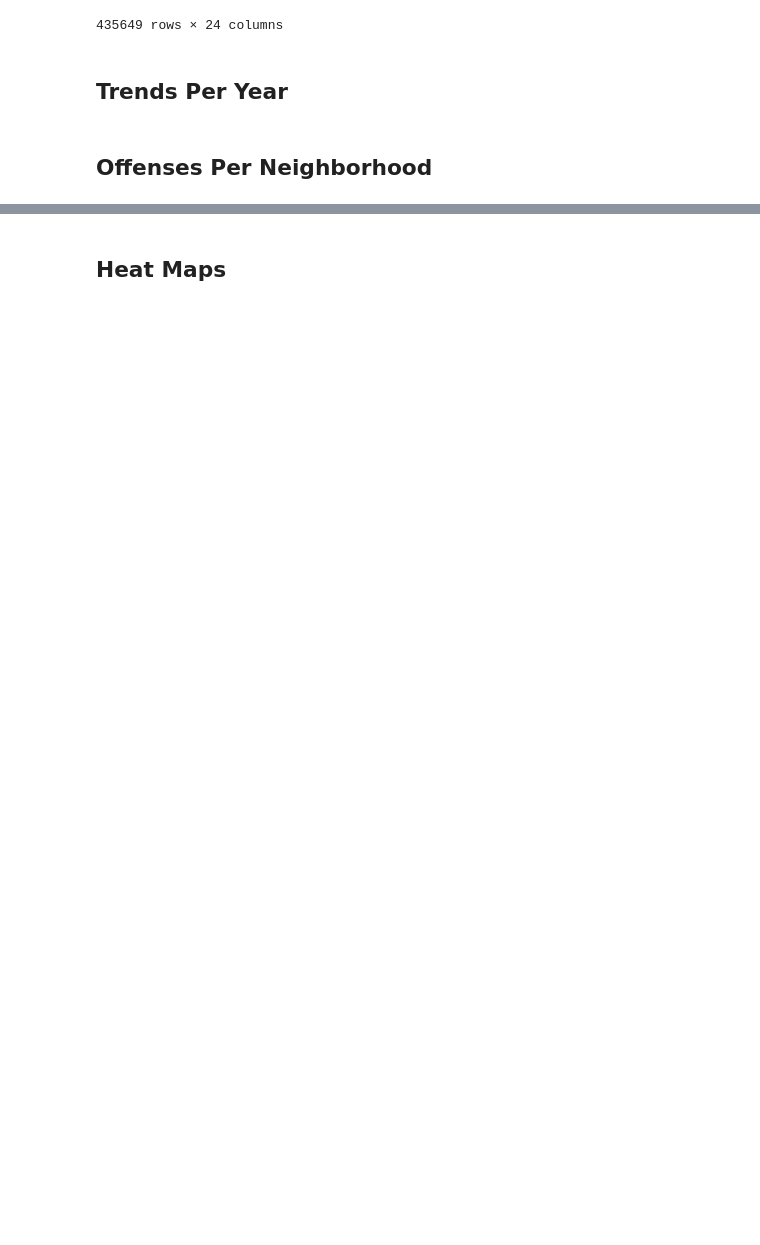
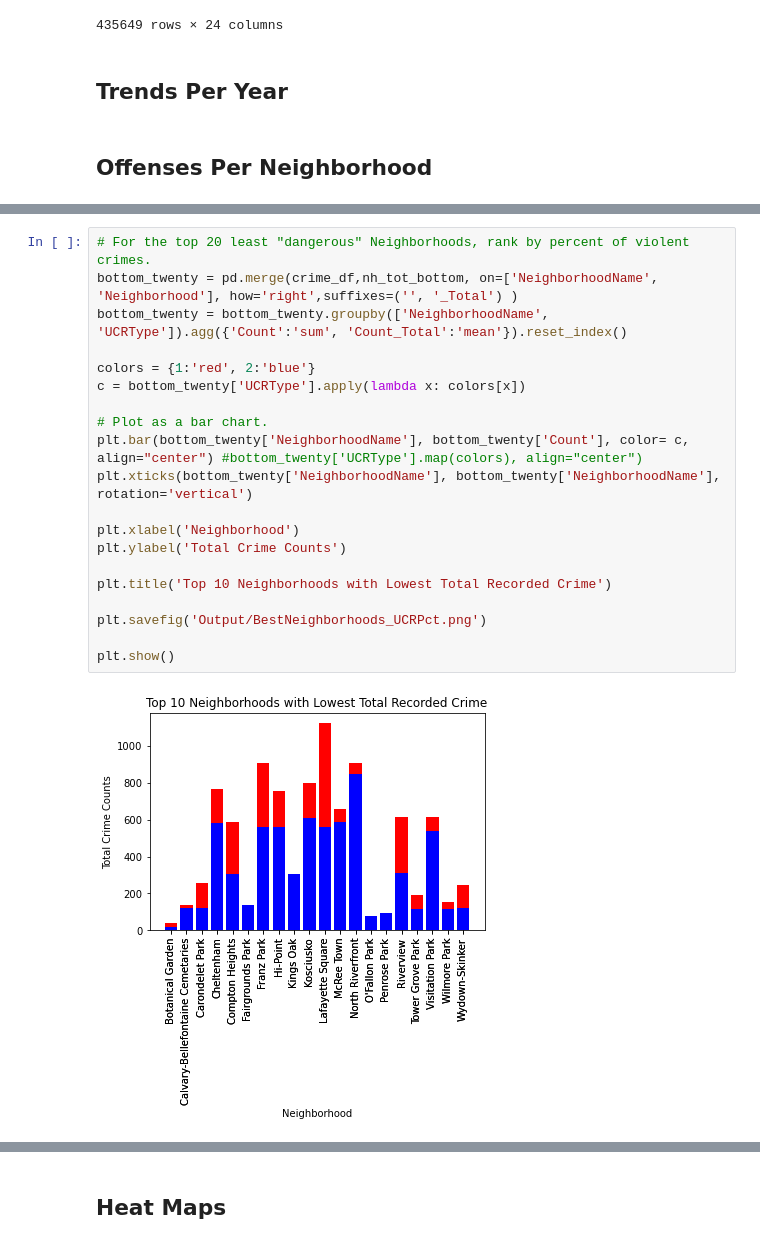
Before and after one commit to colepierie/Crime_Analysis, a Jupyter notebook: CrimeAnalysis.ipynb, the cells around one changed output, grey strips where cells are left out. Cells and saved outputs as stored; diff of their text form; blank space fills up the shorter version.

```diff
--- a/CrimeAnalysis.ipynb
+++ b/CrimeAnalysis.ipynb
@@ -146,0 +198,22 @@ nh_offense =
+# %%
+# For the top 20 least "dangerous" Neighborhoods, rank by percent of violent crimes.
+bottom_twenty = pd.merge(crime_df,nh_tot_bottom, on=['NeighborhoodName', 'Neighborhood'], how='right',suffixes=('', '_Total') )
+bottom_twenty = bottom_twenty.groupby(['NeighborhoodName', 'UCRType']).agg({'Count':'sum', 'Count_Total':'mean'}).reset_index()
+
+colors = {1:'red', 2:'blue'}
+c = bottom_twenty['UCRType'].apply(lambda x: colors[x])
+
+# Plot as a bar chart.
+plt.bar(bottom_twenty['NeighborhoodName'], bottom_twenty['Count'], color= c, align="center") #bottom_twenty['UCRType'].map(colors), align="center")
+plt.xticks(bottom_twenty['NeighborhoodName'], bottom_twenty['NeighborhoodName'], rotation='vertical')
+
+plt.xlabel('Neighborhood')
+plt.ylabel('Total Crime Counts')
+
+plt.title('Top 10 Neighborhoods with Lowest Total Recorded Crime')
+
+plt.savefig('Output/BestNeighborhoods_UCRPct.png')
+
+plt.show()
+# %% [output]
+[figure, added]
```
Also changed, not shown: parts of 10 cells of this notebook, 4 other files.
